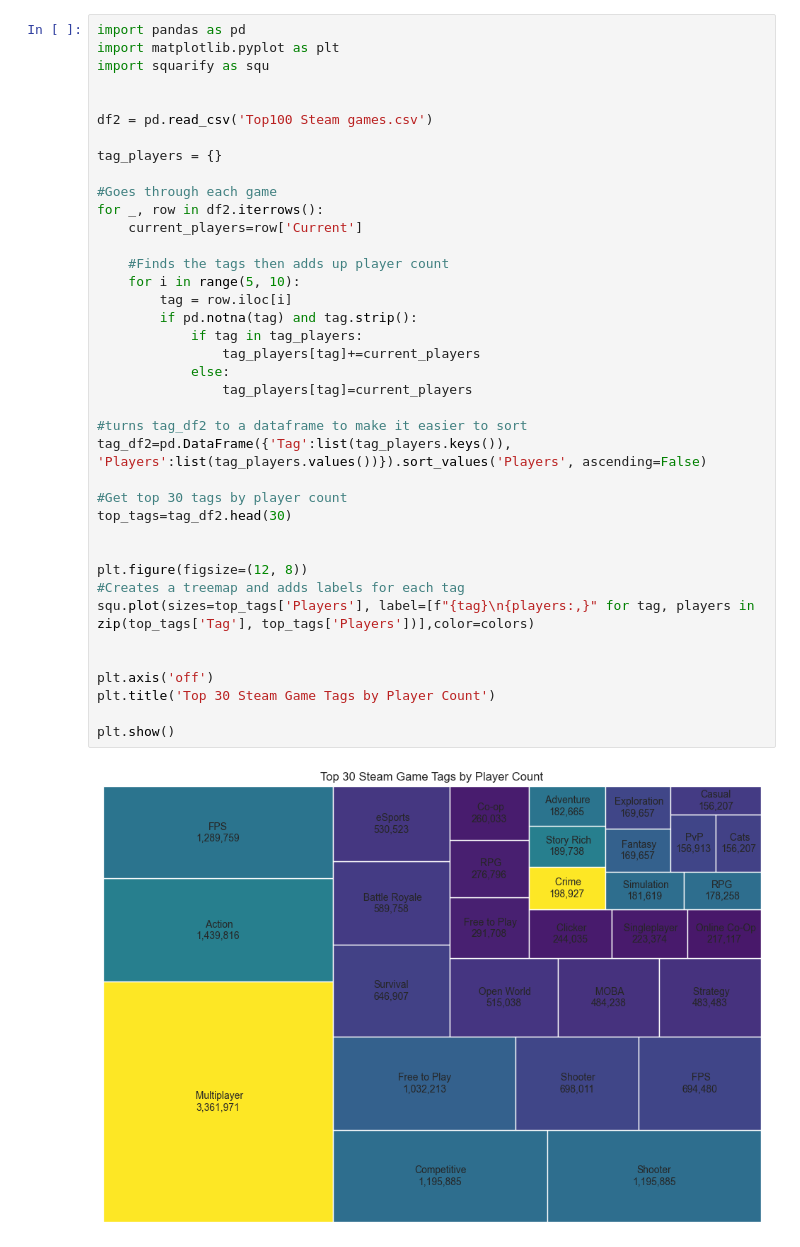
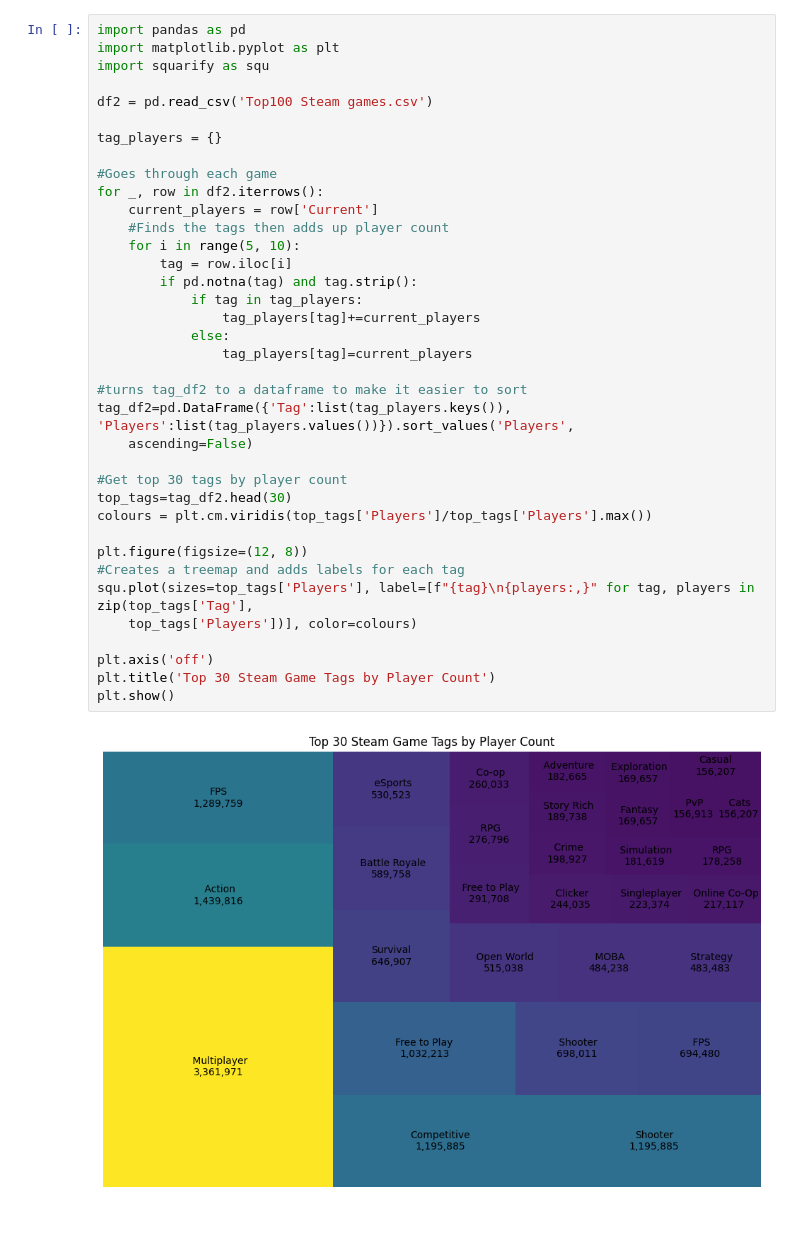
Before and after one commit to jamescollyer/Blog-Post, a Jupyter notebook: BlogPost.ipynb, the cells around one changed output. Saved outputs shown, nothing was run; the diff lists cells and outputs as text.

Commit message:
Changes from next day of work, added more graph' '

```diff
--- a/BlogPost.ipynb
+++ b/BlogPost.ipynb
@@ -54,40 +55,38 @@ plt.show()
 import pandas as pd
 import matplotlib.pyplot as plt
 import squarify as squ
-
 
 df2 = pd.read_csv('Top100 Steam games.csv')
 
 tag_players = {}
 
 #Goes through each game
 for _, row in df2.iterrows():
-    current_players=row['Current']
-
+    current_players = row['Current']
     #Finds the tags then adds up player count
     for i in range(5, 10):
         tag = row.iloc[i]
         if pd.notna(tag) and tag.strip():
             if tag in tag_players:
                 tag_players[tag]+=current_players
             else:
                 tag_players[tag]=current_players
 
 #turns tag_df2 to a dataframe to make it easier to sort
-tag_df2=pd.DataFrame({'Tag':list(tag_players.keys()), 'Players':list(tag_players.values())}).sort_values('Players', ascending=False)
+tag_df2=pd.DataFrame({'Tag':list(tag_players.keys()), 'Players':list(tag_players.values())}).sort_values('Players',
+    ascending=False)
 
 #Get top 30 tags by player count
 top_tags=tag_df2.head(30)
-
+colours = plt.cm.viridis(top_tags['Players']/top_tags['Players'].max())
 
 plt.figure(figsize=(12, 8))
 #Creates a treemap and adds labels for each tag
-squ.plot(sizes=top_tags['Players'], label=[f"{tag}\n{players:,}" for tag, players in zip(top_tags['Tag'], top_tags['Players'])],color=colors)
-
+squ.plot(sizes=top_tags['Players'], label=[f"{tag}\n{players:,}" for tag, players in zip(top_tags['Tag'],
+    top_tags['Players'])], color=colours)
 
 plt.axis('off')
 plt.title('Top 30 Steam Game Tags by Player Count')
-
 plt.show()
 # %% [output]
-[figure, old version]
+[figure, new version]
```
Also changed, not shown: parts of 5 cells of this notebook, 3 other files.
